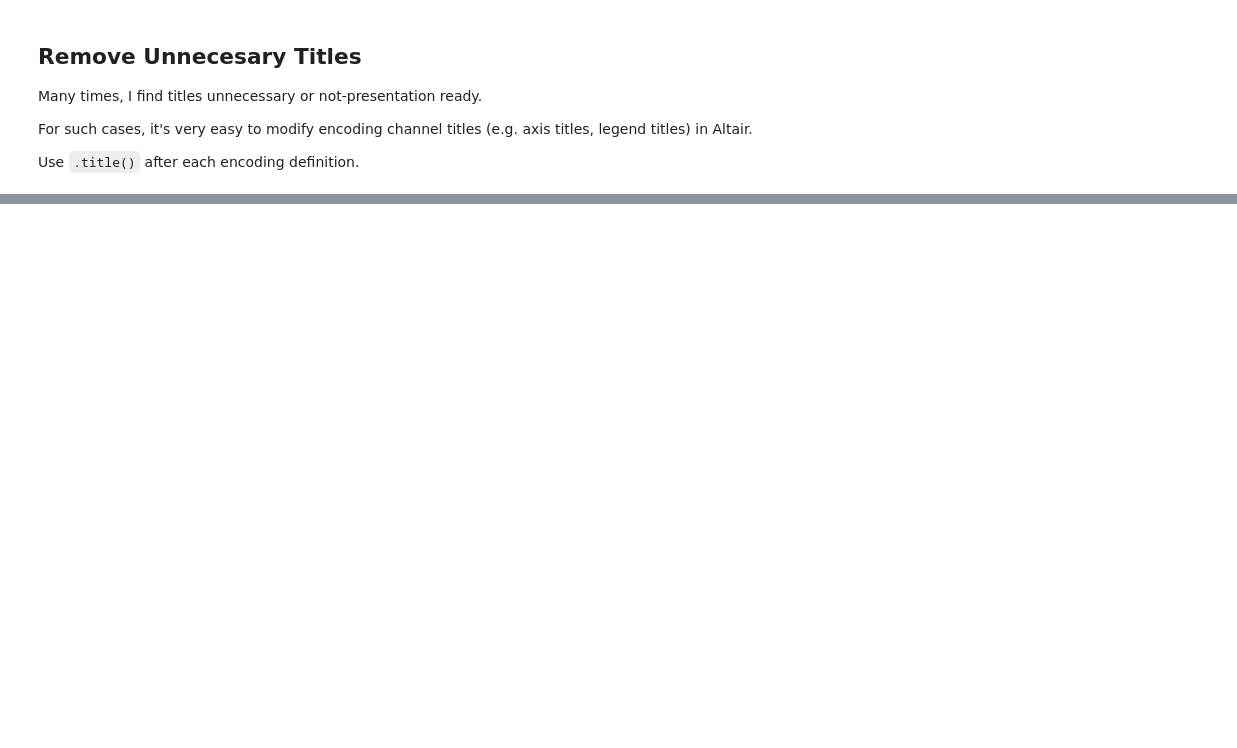
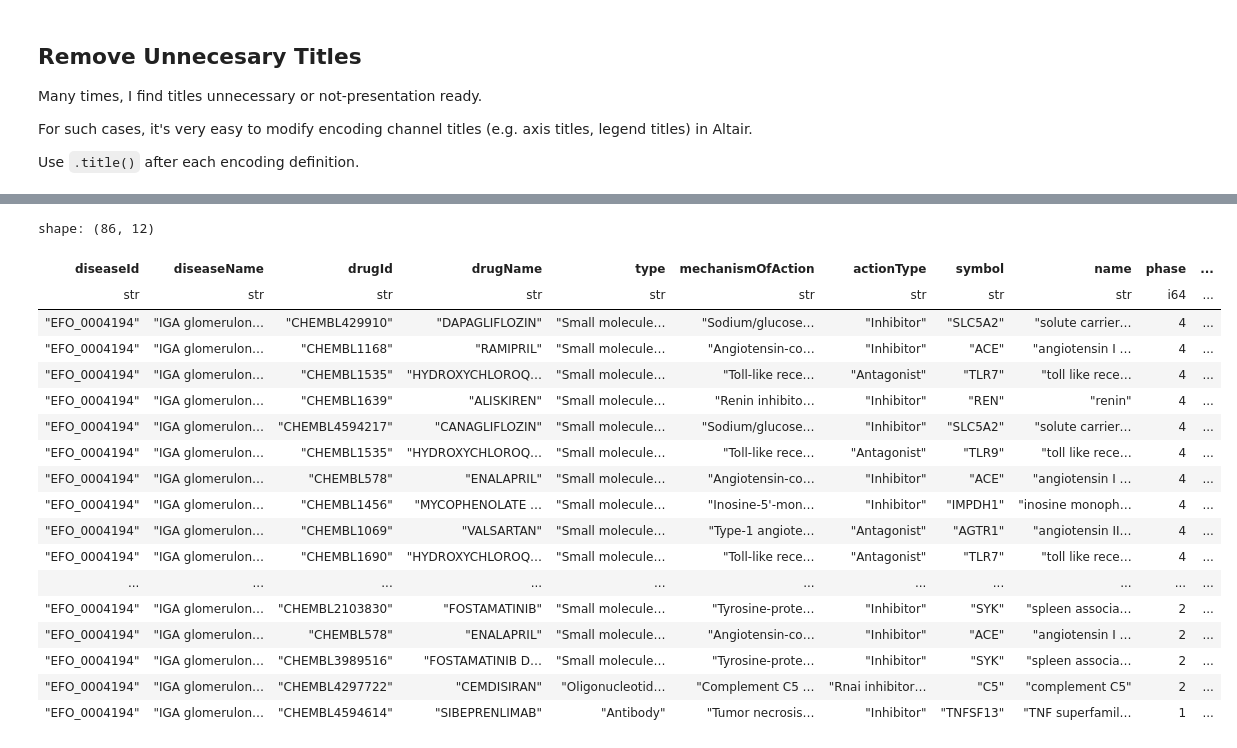
Before and after one commit to plasmak11/data-expressions, a Jupyter notebook: mynewbook/_build/jupyter_execute/step-by-step/altair-1-bar-chart.ipynb, the cells around one changed output, grey strips where cells are left out. Saved outputs shown, nothing was run; the diff lists cells and outputs as text; code cells hidden in the pictures; blank space fills up the shorter version.

```diff
--- a/mynewbook/_build/jupyter_execute/step-by-step/altair-1-bar-chart.ipynb
+++ b/mynewbook/_build/jupyter_execute/step-by-step/altair-1-bar-chart.ipynb
@@ -188,3 +188,25 @@ alt.Chart(df).mark_bar().encode(
 )
 # %% [output]
 [interactive output not drawn]
+# %%
+df
+# %% [output]
+shape: (86, 12)
+| diseaseId | diseaseName | drugId | drugName | type | mechanismOfAction | actionType | symbol | name | phase | ... |
+| str | str | str | str | str | str | str | str | str | i64 | ... |
+| "EFO_0004194" | "IGA glomerulon… | "CHEMBL429910" | "DAPAGLIFLOZIN" | "Small molecule… | "Sodium/glucose… | "Inhibitor" | "SLC5A2" | "solute carrier… | 4 | ... |
+| "EFO_0004194" | "IGA glomerulon… | "CHEMBL1168" | "RAMIPRIL" | "Small molecule… | "Angiotensin-co… | "Inhibitor" | "ACE" | "angiotensin I … | 4 | ... |
+| "EFO_0004194" | "IGA glomerulon… | "CHEMBL1535" | "HYDROXYCHLOROQ… | "Small molecule… | "Toll-like rece… | "Antagonist" | "TLR7" | "toll like rece… | 4 | ... |
+| "EFO_0004194" | "IGA glomerulon… | "CHEMBL1639" | "ALISKIREN" | "Small molecule… | "Renin inhibito… | "Inhibitor" | "REN" | "renin" | 4 | ... |
+| "EFO_0004194" | "IGA glomerulon… | "CHEMBL4594217" | "CANAGLIFLOZIN" | "Small molecule… | "Sodium/glucose… | "Inhibitor" | "SLC5A2" | "solute carrier… | 4 | ... |
+| "EFO_0004194" | "IGA glomerulon… | "CHEMBL1535" | "HYDROXYCHLOROQ… | "Small molecule… | "Toll-like rece… | "Antagonist" | "TLR9" | "toll like rece… | 4 | ... |
+| "EFO_0004194" | "IGA glomerulon… | "CHEMBL578" | "ENALAPRIL" | "Small molecule… | "Angiotensin-co… | "Inhibitor" | "ACE" | "angiotensin I … | 4 | ... |
+| "EFO_0004194" | "IGA glomerulon… | "CHEMBL1456" | "MYCOPHENOLATE … | "Small molecule… | "Inosine-5'-mon… | "Inhibitor" | "IMPDH1" | "inosine monoph… | 4 | ... |
+| "EFO_0004194" | "IGA glomerulon… | "CHEMBL1069" | "VALSARTAN" | "Small molecule… | "Type-1 angiote… | "Antagonist" | "AGTR1" | "angiotensin II… | 4 | ... |
+| "EFO_0004194" | "IGA glomerulon… | "CHEMBL1690" | "HYDROXYCHLOROQ… | "Small molecule… | "Toll-like rece… | "Antagonist" | "TLR7" | "toll like rece… | 4 | ... |
+| ... | ... | ... | ... | ... | ... | ... | ... | ... | ... | ... |
+| "EFO_0004194" | "IGA glomerulon… | "CHEMBL2103830" | "FOSTAMATINIB" | "Small molecule… | "Tyrosine-prote… | "Inhibitor" | "SYK" | "spleen associa… | 2 | ... |
+| "EFO_0004194" | "IGA glomerulon… | "CHEMBL578" | "ENALAPRIL" | "Small molecule… | "Angiotensin-co… | "Inhibitor" | "ACE" | "angiotensin I … | 2 | ... |
+| "EFO_0004194" | "IGA glomerulon… | "CHEMBL3989516" | "FOSTAMATINIB D… | "Small molecule… | "Tyrosine-prote… | "Inhibitor" | "SYK" | "spleen associa… | 2 | ... |
+| "EFO_0004194" | "IGA glomerulon… | "CHEMBL4297722" | "CEMDISIRAN" | "Oligonucleotid… | "Complement C5 … | "Rnai inhibitor… | "C5" | "complement C5" | 2 | ... |
+| "EFO_0004194" | "IGA glomerulon… | "CHEMBL4594614" | "SIBEPRENLIMAB" | "Antibody" | "Tumor necrosis… | "Inhibitor" | "TNFSF13" | "TNF superfamil… | 1 | ... |
```
Also changed, not shown: parts of 1 cell of this notebook, 42 other files.
